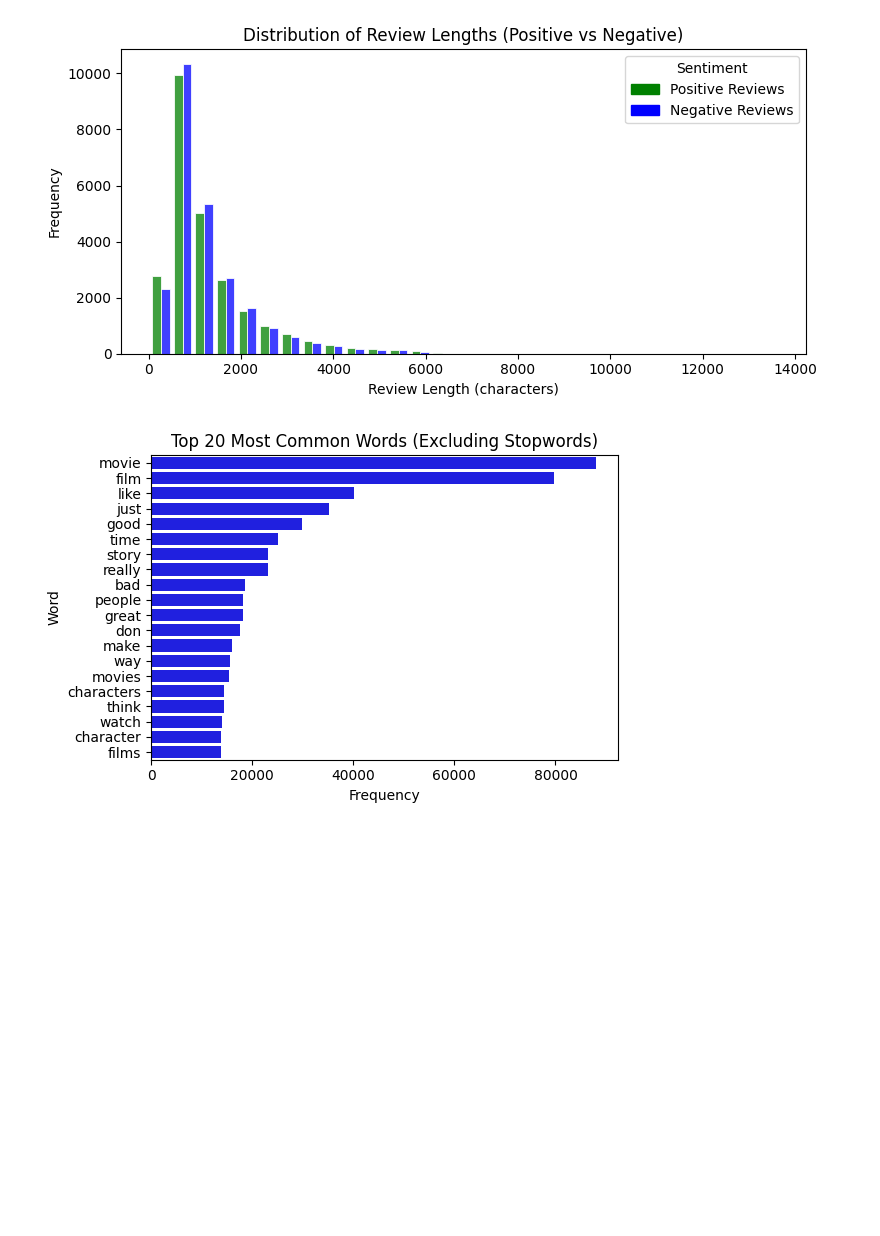
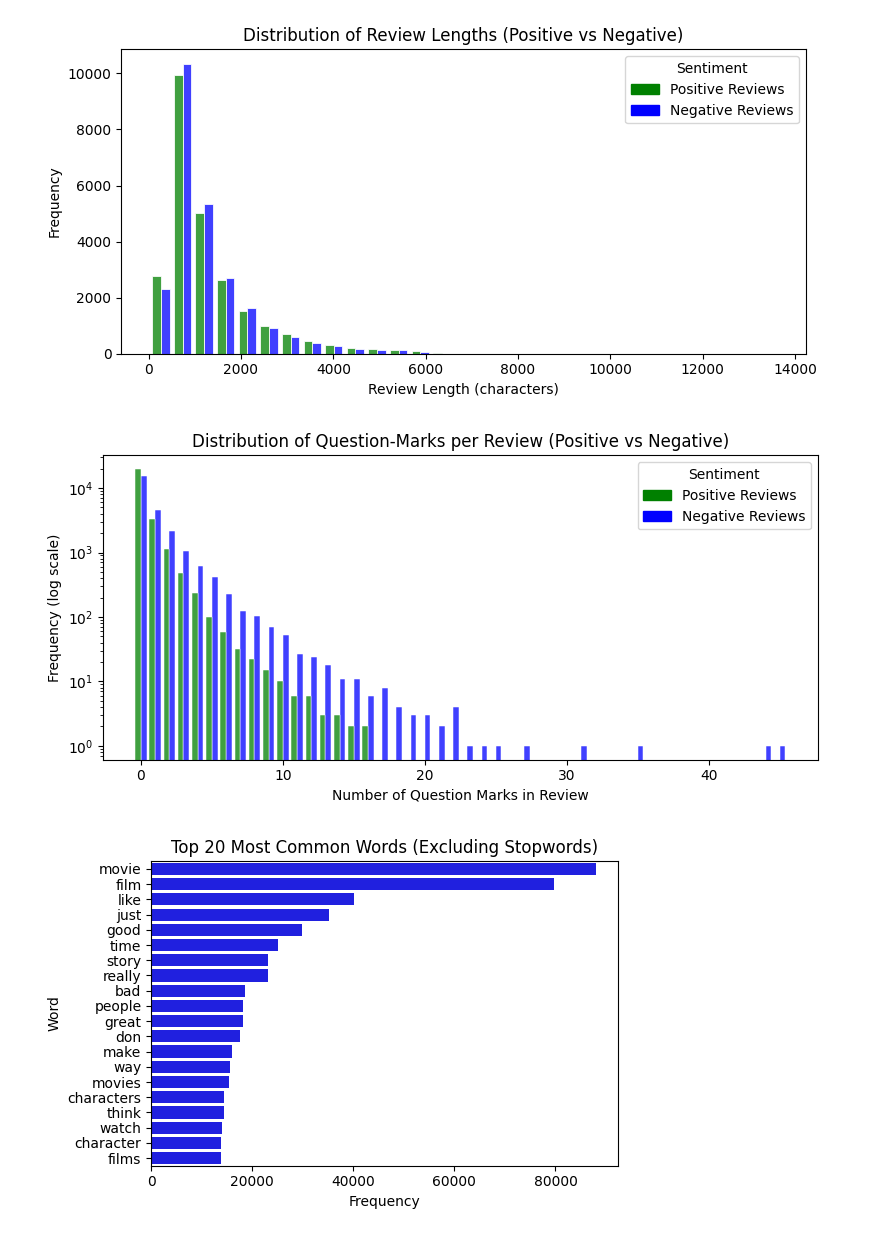
Before and after one commit to mmcphie04/nlp-sentiment-analysis, a Jupyter notebook: milestone3.ipynb, the cells around one changed output. Saved outputs shown, nothing was run; the diff lists cells and outputs as text; code cells hidden in the pictures; blank space fills up the shorter version.

```diff
--- a/milestone3.ipynb
+++ b/milestone3.ipynb
@@ -128,6 +128,54 @@ plt.tight_layout()
 plt.show()
 # %% [output]
 [figure]
+# %%
+import numpy as np
+import matplotlib.pyplot as plt
+import seaborn as sns
+import matplotlib.patches as mpatches
+
+# map sentiment to labels
+df['sentiment_label'] = df['sentiment'].map({1: 'Positive Reviews', 0: 'Negative Reviews'})
+
+# count question-marks per review
+df['num_qmarks'] = df['review'].str.count(r'\?')
+
+# get min/max for consistent binning (integer bins)
+min_q = df['num_qmarks'].min()
+max_q = df['num_qmarks'].max()
+# bins from min to max, +1 so the last count is included
+bins = np.arange(min_q, max_q + 2) - 0.5
+
+plt.figure(figsize=(8, 4))
+ax = sns.histplot(
+    data=df,
+    x='num_qmarks',
+    hue='sentiment_label',
+    bins=bins,
+    multiple='dodge',
+    shrink=0.8,
+    palette={'Positive Reviews':'green', 'Negative Reviews':'blue'},
+    legend=False,
+    edgecolor='white'
+)
+
+# add legend manually
+pos_patch = mpatches.Patch(color='green', label='Positive Reviews')
+neg_patch = mpatches.Patch(color='blue',  label='Negative Reviews')
+ax.legend(handles=[pos_patch, neg_patch], title='Sentiment', loc='upper right')
+
+# log-scale on y-axis
+ax.set_yscale('log')
+
+# labels & title
+ax.set_title('Distribution of Question-Marks per Review (Positive vs Negative)')
+ax.set_xlabel('Number of Question Marks in Review')
+ax.set_ylabel('Frequency (log scale)')
+
+plt.tight_layout()
+plt.show()
+# %% [output]
+[figure, added]
 # %%
 all_reviews = df['review']
 
```
Also changed, not shown: parts of 2 cells of this notebook.
